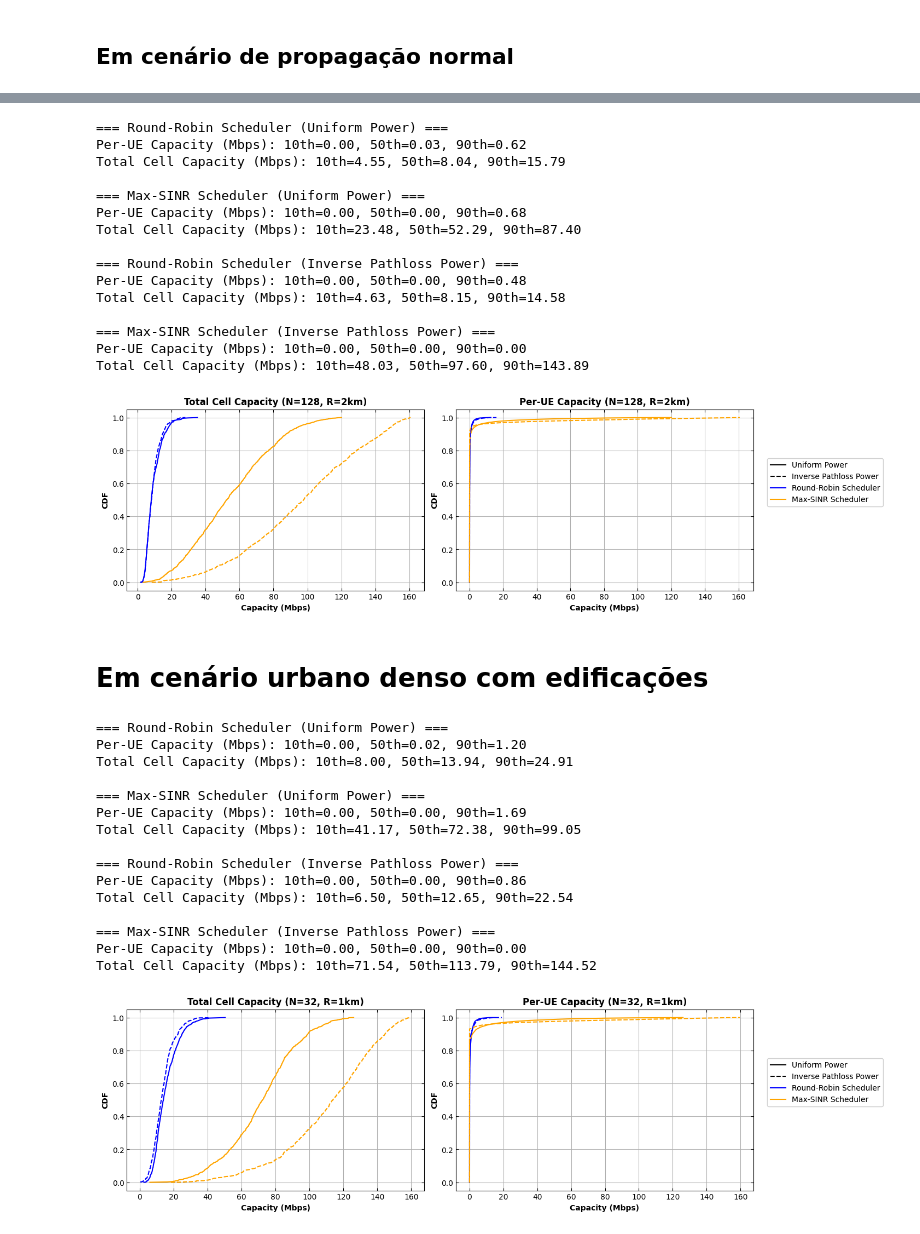
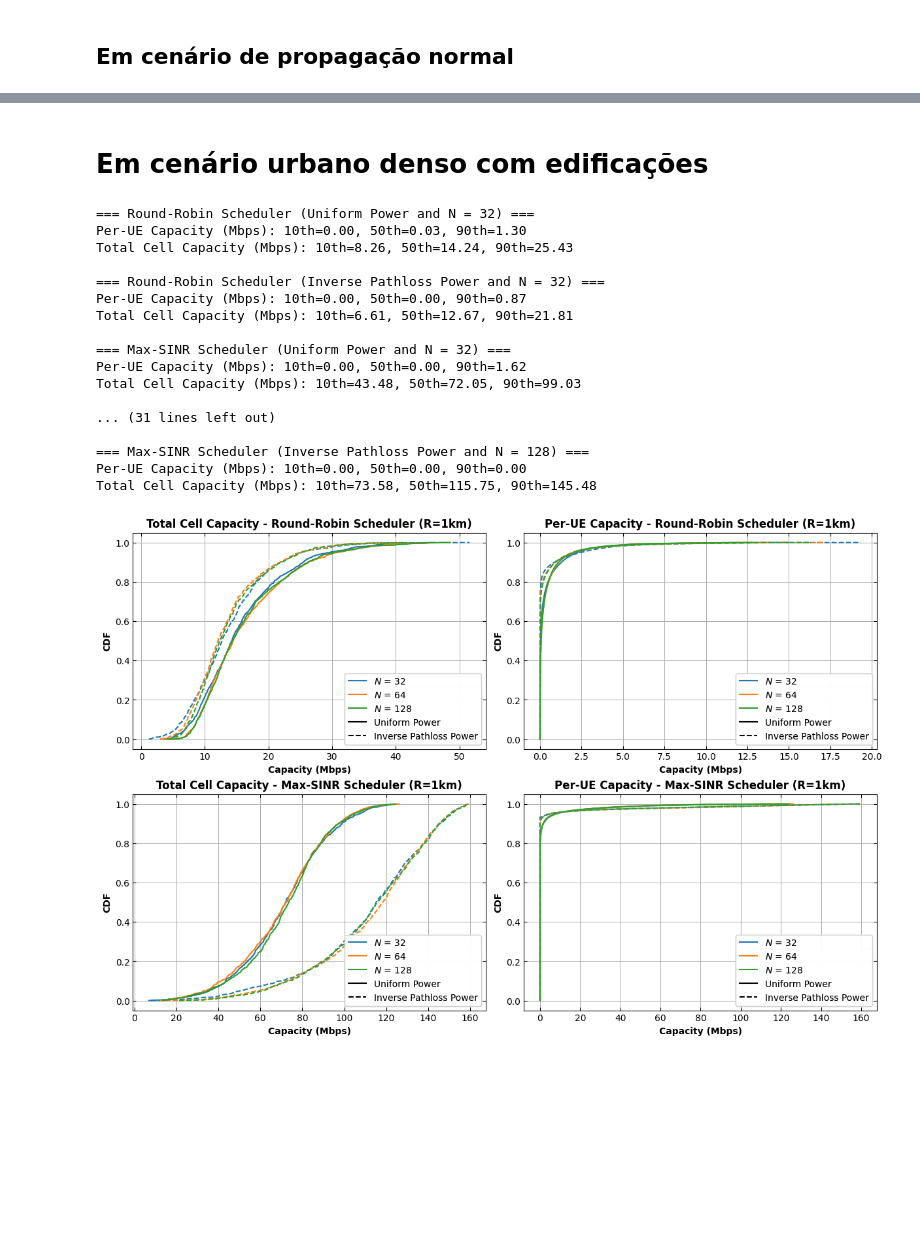
Before and after one commit to marianamf0/system_ofdma, a Jupyter notebook: atividade.ipynb, the cells around one changed output, grey strips where cells are left out. Cells and saved outputs as stored; diff of their text form; code cells hidden in the pictures; blank space fills up the shorter version.

```diff
--- a/atividade.ipynb
+++ b/atividade.ipynb
@@ -114,43 +58,25 @@ Total Cell Capacity (Mbps): 10th=47.54, 50th=93.83, 90th=135.53
-# %%
-result_6 = analysis_per_scheduler(number_subcarriers=128, path_loss_exponent=4, cell_radius=2000, verbose=True)
-graphic_cdf_per_scheduler(output=result_6, title_xlabel="Capacity (Mbps)", title_parameters="N=128, R=2km")
-# %% [output]
-=== Round-Robin Scheduler (Uniform Power) ===
-Per-UE Capacity (Mbps): 10th=0.00, 50th=0.03, 90th=0.62
-Total Cell Capacity (Mbps): 10th=4.55, 50th=8.04, 90th=15.79
-
-=== Max-SINR Scheduler (Uniform Power) ===
-Per-UE Capacity (Mbps): 10th=0.00, 50th=0.00, 90th=0.68
-Total Cell Capacity (Mbps): 10th=23.48, 50th=52.29, 90th=87.40
-
-=== Round-Robin Scheduler (Inverse Pathloss Power) ===
-Per-UE Capacity (Mbps): 10th=0.00, 50th=0.00, 90th=0.48
-Total Cell Capacity (Mbps): 10th=4.63, 50th=8.15, 90th=14.58
-
-=== Max-SINR Scheduler (Inverse Pathloss Power) ===
-Per-UE Capacity (Mbps): 10th=0.00, 50th=0.00, 90th=0.00
-Total Cell Capacity (Mbps): 10th=48.03, 50th=97.60, 90th=143.89
-[figure, removed]
 # %% [markdown]
 # **Em cenário urbano denso com edificações**
 # %%
-result_1_n5 = analysis_per_scheduler(number_subcarriers=32, path_loss_exponent=5, cell_radius=1000, verbose=True)
-graphic_cdf_per_scheduler(output=result_1_n5, title_xlabel="Capacity (Mbps)", title_parameters="N=32, R=1km")
+result_1km_n5 = analysis_per_scheduler(path_loss_exponent=5, cell_radius=1000, verbose=True)
+graphic_cdf_per_scheduler(output=result_1km_n5, title_xlabel="Capacity (Mbps)", title_parameters="R=1km")
 # %% [output]
-=== Round-Robin Scheduler (Uniform Power) ===
-Per-UE Capacity (Mbps): 10th=0.00, 50th=0.02, 90th=1.20
-Total Cell Capacity (Mbps): 10th=8.00, 50th=13.94, 90th=24.91
+=== Round-Robin Scheduler (Uniform Power and N = 32) ===
+Per-UE Capacity (Mbps): 10th=0.00, 50th=0.03, 90th=1.30
+Total Cell Capacity (Mbps): 10th=8.26, 50th=14.24, 90th=25.43
 
-=== Max-SINR Scheduler (Uniform Power) ===
-Per-UE Capacity (Mbps): 10th=0.00, 50th=0.00, 90th=1.69
-Total Cell Capacity (Mbps): 10th=41.17, 50th=72.38, 90th=99.05
+=== Round-Robin Scheduler (Inverse Pathloss Power and N = 32) ===
+Per-UE Capacity (Mbps): 10th=0.00, 50th=0.00, 90th=0.87
+Total Cell Capacity (Mbps): 10th=6.61, 50th=12.67, 90th=21.81
 
-=== Round-Robin Scheduler (Inverse Pathloss Power) ===
-Per-UE Capacity (Mbps): 10th=0.00, 50th=0.00, 90th=0.86
-Total Cell Capacity (Mbps): 10th=6.50, 50th=12.65, 90th=22.54
+=== Max-SINR Scheduler (Uniform Power and N = 32) ===
+Per-UE Capacity (Mbps): 10th=0.00, 50th=0.00, 90th=1.62
+Total Cell Capacity (Mbps): 10th=43.48, 50th=72.05, 90th=99.03
 
-=== Max-SINR Scheduler (Inverse Pathloss Power) ===
+... (31 lines left out)
+
+=== Max-SINR Scheduler (Inverse Pathloss Power and N = 128) ===
 Per-UE Capacity (Mbps): 10th=0.00, 50th=0.00, 90th=0.00
-Total Cell Capacity (Mbps): 10th=71.54, 50th=113.79, 90th=144.52
+Total Cell Capacity (Mbps): 10th=73.58, 50th=115.75, 90th=145.48
-[figure, old version]
+[figure, new version]
 # %%
```
Also changed, not shown: parts of 10 cells of this notebook, 2 other files.
